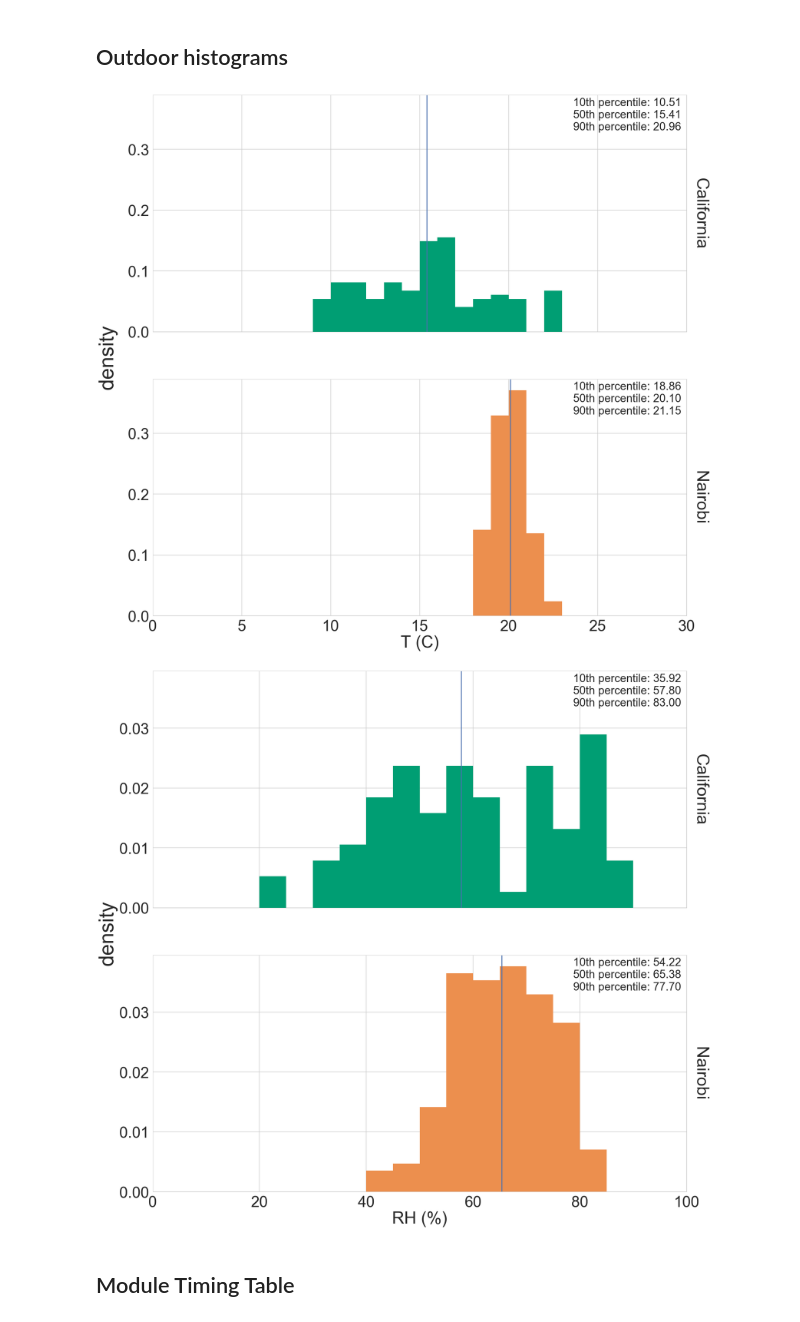
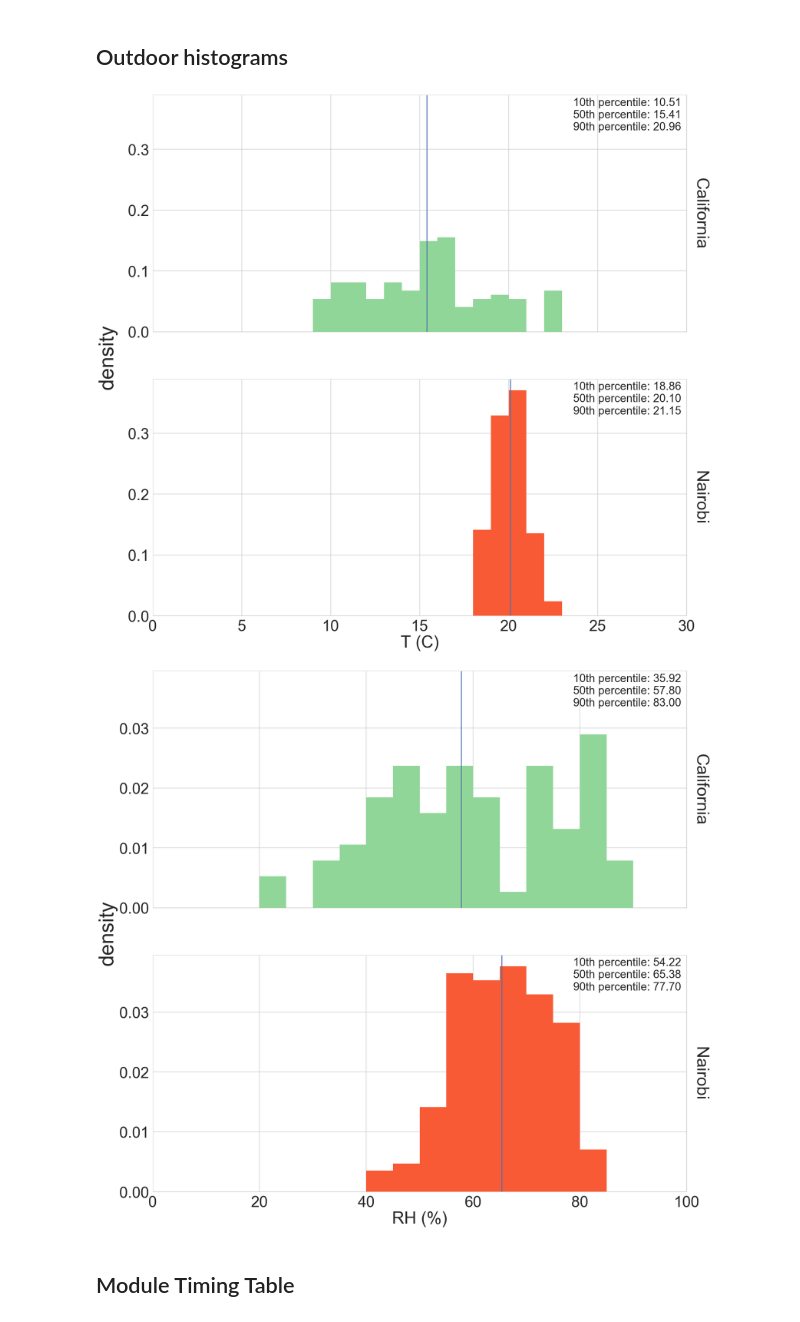
Before and after one commit to bolliger32/berkeley_temp_behavior, a Jupyter notebook: code/notebooks/publication_figures_and_tables.ipynb, the cells around one changed output. Drawn from its saved outputs; the diff is of its cells as text; code cells hidden in the pictures.

Commit message:
change color schemes for publication figs

```diff
--- a/code/notebooks/publication_figures_and_tables.ipynb
+++ b/code/notebooks/publication_figures_and_tables.ipynb
@@ -31,8 +31,11 @@ sites = ['California','Nairobi']
 txs = ['control','treatment']
 
 
-colors_hist = {'California':'#009E73',
-         'Nairobi':'#EC8F4E'}
+colors = {'California':'#91D699',
+              'Nairobi':'#F95A36',
+              'treatment':'#F475EE',
+              'control':'#08519C'}
+
 fs = sns.plotting_context()['axes.labelsize']
 fs_lab = sns.plotting_context()['legend.fontsize']*4
 
@@ -63,11 +66,6 @@ with open(join(int_data_dir,'sensor_data_berk.pickle'),'rb') as f:
 with open(join(int_data_dir,'sensor_data_bus.pickle'),'rb') as f:
     dfs_bus = pickle.load(f)
 
-colors = {'California':{'control':'b',
-                   'treatment':'r'},
-     'Nairobi':{'control':'b',
-               'treatment':'r'}}
-
 def interpolate_within(x):
     res = x.copy()
     if np.isnan(x[1]):
@@ -155,35 +153,35 @@ outs = outs.dropna(how = 'all').astype(float).round(2)
 # %%
 with sns.axes_style('whitegrid'):
     for m in ['t_out_dailymean','rh_out_dailymean']:
 
         fig, axs = plt.subplots(2,1,figsize=(30,30),sharex=True, sharey=True)
         for ix,loc in enumerate(sites):
             ax = axs[ix]
             this_df = outs[m].loc[idx[loc,:]]
             this_df.hist(ax=ax,
-                        color=colors_hist[loc],
+                        color=colors[loc],
                         bins=out_dict[m]['bins'],
                         density=True)
             ax.yaxis.set_label_position('right')
             ax.set_ylabel(loc,rotation=270)
             ax.yaxis.set_label_coords(1.04,.5)
             ax.set_xlim(out_dict[m]['range'])
 
             p50 = this_df.median()
             p10 = this_df.quantile(.1)
             p90 = this_df.quantile(.9)
 
             ax.axvline(p50)
             ax.text(.99,.99,'10th percentile: {:.2f}\n50th percentile: {:.2f}\n90th percentile: {:.2f}\n'.format(
                 p10,p50,p90),ha='right',va='top', transform = ax.transAxes, fontsize=fs)
 
         fig.text(0.06, 0.5, 'density', ha='center', va='center', rotation='vertical', fontsize=fs_lab/2)
         ax.set_xlabel(out_dict[m]['xlabel'])
 
         fig.savefig('../../results/figures/main_experiment/outoor_hist_{}.png'.format(m.split('_')[0]))
 # %% [output]
-[figure, old version]
+[figure, new version]
-[figure, old version]
+[figure, new version]
 # %% [markdown]
 ## Module Timing Table
 # %%
```
Also changed, not shown: parts of 6 cells of this notebook.
